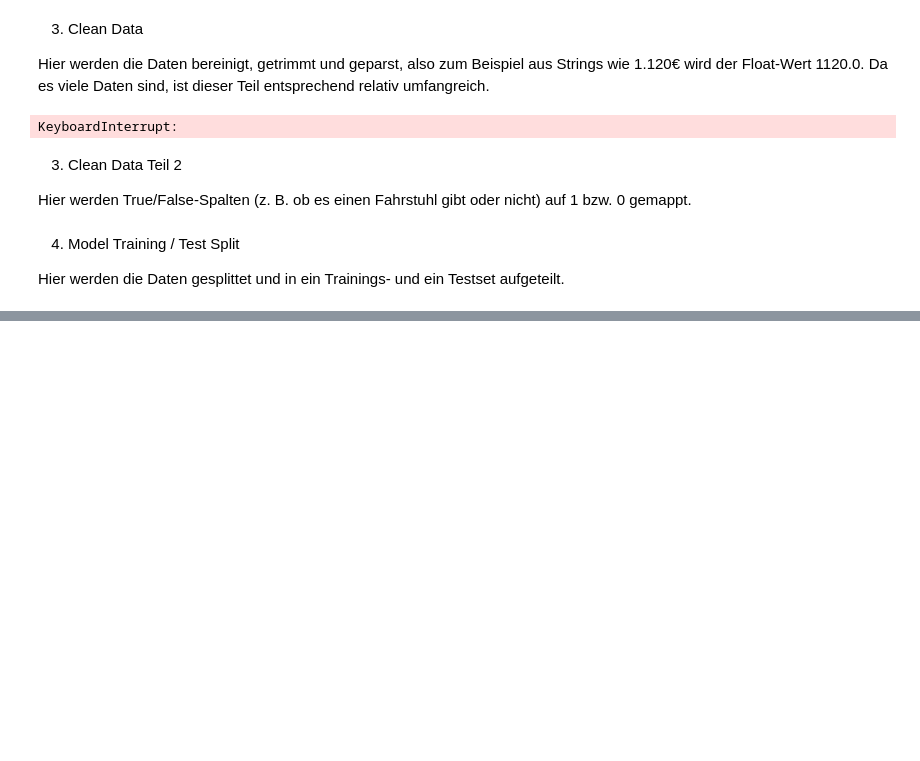
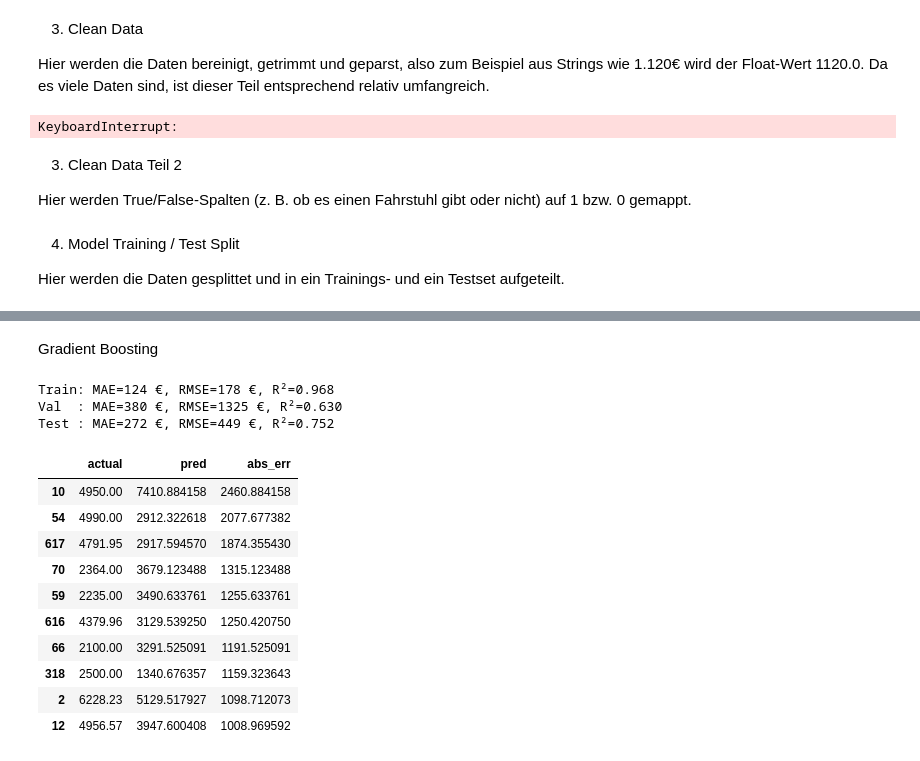
Before and after one commit to DavidKrstevski/big-data, a Jupyter notebook: main.ipynb, the cells around one changed output, grey strips where cells are left out. Saved outputs shown, nothing was run; the diff lists cells and outputs as text; code cells hidden in the pictures; blank space fills up the shorter version.

```diff
--- a/main.ipynb
+++ b/main.ipynb
@@ -754,0 +773,54 @@ NameError: name 'X_train' is not defined
+# %% [markdown]
+Gradient Boosting
+# %%
+import numpy as np
+import pandas as pd
+
+from sklearn.ensemble import GradientBoostingRegressor
+from sklearn.metrics import mean_absolute_error, mean_squared_error, r2_score
+
+
+gbr = GradientBoostingRegressor(
+    random_state=42,
+    n_estimators=400,
+    learning_rate=0.05,
+    max_depth=3
+)
+
+gbr.fit(X_train, y_train)
+
+# Evaluate
+def eval_split(name, Xp, yp):
+    pred = gbr.predict(Xp)
+    mae = mean_absolute_error(yp, pred)
+    rmse = np.sqrt(mean_squared_error(yp, pred))
+    r2 = r2_score(yp, pred)
+    print(f"{name}: MAE={mae:.0f} €, RMSE={rmse:.0f} €, R²={r2:.3f}")
+    return pred
+
+pred_train = eval_split("Train", X_train, y_train)
+pred_val   = eval_split("Val  ", X_val, y_val)
+pred_test  = eval_split("Test ", X_test, y_test)
+
+test_err = pd.DataFrame({
+    "actual": y_test.values,
+    "pred": pred_test,
+    "abs_err": np.abs(y_test.values - pred_test),
+}, index=y_test.index).sort_values("abs_err", ascending=False)
+
+test_err.head(10)
+# %% [output]
+Train: MAE=124 €, RMSE=178 €, R²=0.968
+Val  : MAE=380 €, RMSE=1325 €, R²=0.630
+Test : MAE=272 €, RMSE=449 €, R²=0.752
+|  | actual | pred | abs_err |
+| 10 | 4950.00 | 7410.884158 | 2460.884158 |
+| 54 | 4990.00 | 2912.322618 | 2077.677382 |
+| 617 | 4791.95 | 2917.594570 | 1874.355430 |
+| 70 | 2364.00 | 3679.123488 | 1315.123488 |
+| 59 | 2235.00 | 3490.633761 | 1255.633761 |
+| 616 | 4379.96 | 3129.539250 | 1250.420750 |
+| 66 | 2100.00 | 3291.525091 | 1191.525091 |
+| 318 | 2500.00 | 1340.676357 | 1159.323643 |
+| 2 | 6228.23 | 5129.517927 | 1098.712073 |
+| 12 | 4956.57 | 3947.600408 | 1008.969592 |
```
Also changed, not shown: parts of 5 cells of this notebook, 33 other files.
